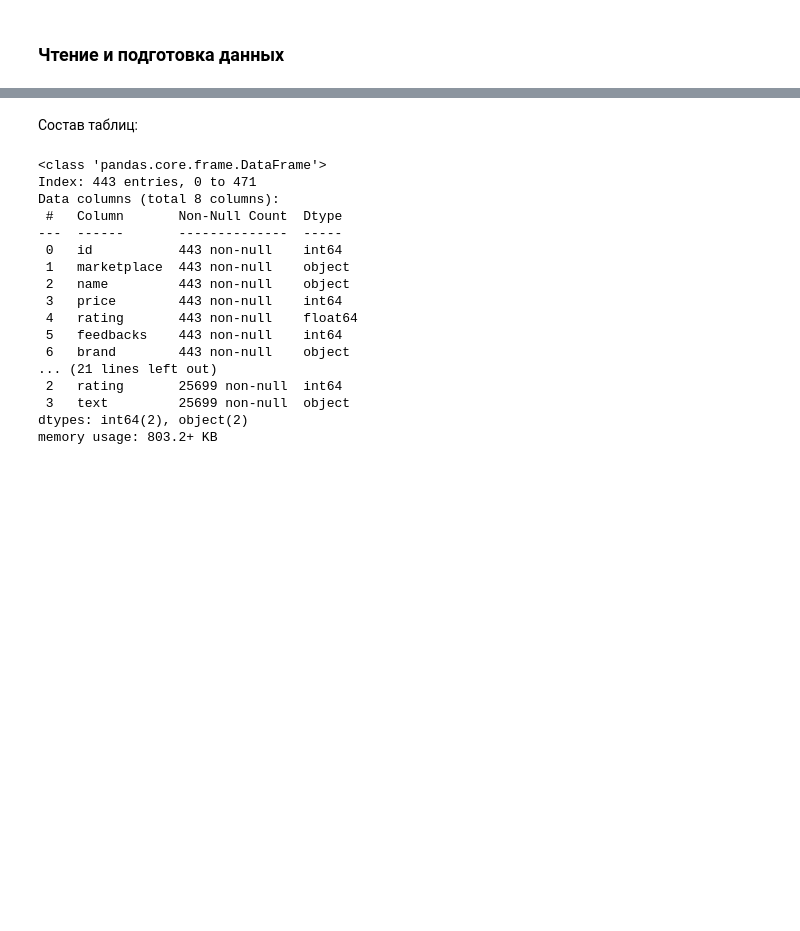
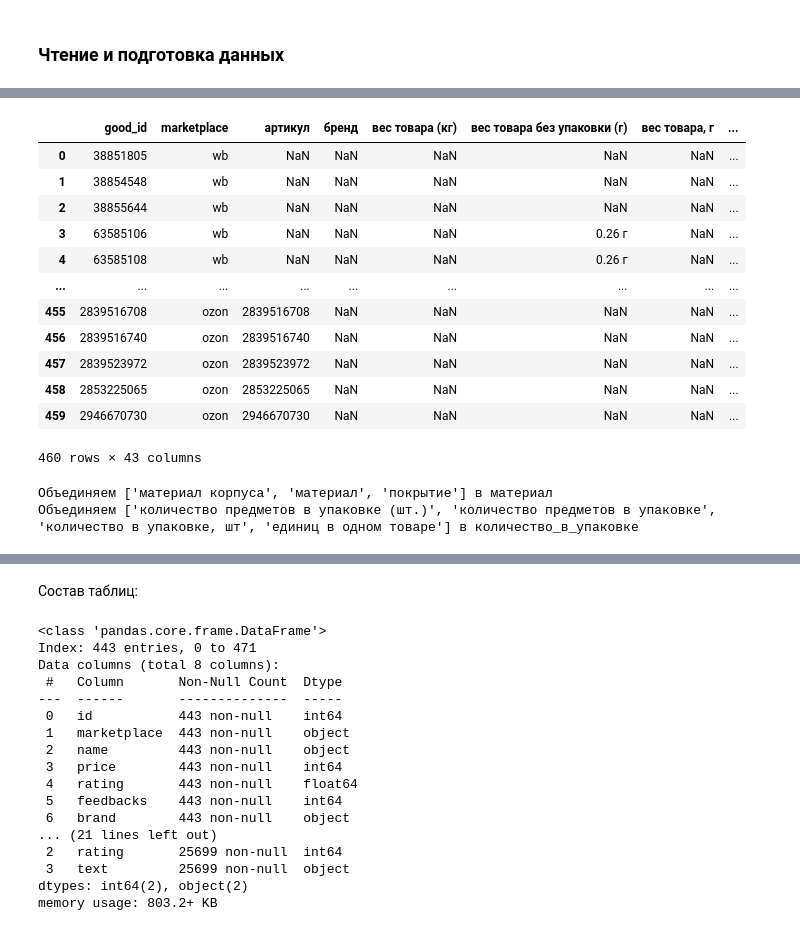
Before and after one commit to nekitmilk/marketplace_analyzer, a Jupyter notebook: src/notebooks/electrode_analysis/analyse.ipynb, the cells around one changed output, grey strips where cells are left out. Saved outputs shown, nothing was run; the diff lists cells and outputs as text; code cells hidden in the pictures; blank space fills up the shorter version.

```diff
--- a/src/notebooks/electrode_analysis/analyse.ipynb
+++ b/src/notebooks/electrode_analysis/analyse.ipynb
@@ -61,0 +73,71 @@ memory usage: 803.2+ KB
+# %%
+pivot_df = Other_characteristicks.pivot_table(
+    index=['good_id', 'marketplace'],
+    columns='name',
+    values='value',
+    aggfunc='first'
+).reset_index()
+
+pivot_df.columns.name = None
+
+pivot_df
+# %% [output]
+|  | good_id | marketplace | артикул | бренд | вес товара (кг) | вес товара без упаковки (г) | вес товара, г | ... |
+| 0 | 38851805 | wb | NaN | NaN | NaN | NaN | NaN | ... |
+| 1 | 38854548 | wb | NaN | NaN | NaN | NaN | NaN | ... |
+| 2 | 38855644 | wb | NaN | NaN | NaN | NaN | NaN | ... |
+| 3 | 63585106 | wb | NaN | NaN | NaN | 0.26 г | NaN | ... |
+| 4 | 63585108 | wb | NaN | NaN | NaN | 0.26 г | NaN | ... |
+| ... | ... | ... | ... | ... | ... | ... | ... | ... |
+| 455 | 2839516708 | ozon | 2839516708 | NaN | NaN | NaN | NaN | ... |
+| 456 | 2839516740 | ozon | 2839516740 | NaN | NaN | NaN | NaN | ... |
+| 457 | 2839523972 | ozon | 2839523972 | NaN | NaN | NaN | NaN | ... |
+| 458 | 2853225065 | ozon | 2853225065 | NaN | NaN | NaN | NaN | ... |
+| 459 | 2946670730 | ozon | 2946670730 | NaN | NaN | NaN | NaN | ... |
+460 rows × 43 columns
+# %%
+key_characteristics = {
+    "материал": ["материал корпуса", "материал", 'покрытие'],
+    "количество_в_упаковке": [
+        "количество предметов в упаковке (шт.)",
+        "количество предметов в упаковке",
+        "количество в упаковке, шт",
+        "единиц в одном товаре"
+    ],
+
+}
+
+def merge_columns_simple(df, merge_dict):
+    result_df = df.copy()
+
+    for new_name, old_names in merge_dict.items():
+        existing_cols = [col for col in old_names if col in result_df.columns]
+
+        if len(existing_cols) > 1:
+            print(f"Объединяем {existing_cols} в {new_name}")
+
+            merged_values = []
+            for idx in range(len(result_df)):
+                values = []
+                for col in existing_cols:
+                    val = result_df.iloc[idx][col]
+                    if pd.notna(val) and str(val).strip() != '':
+                        values.append(str(val))
+
+                if values:
+                    merged_values.append(' / '.join(values))
+                else:
+                    merged_values.append(None)
+
+            result_df = result_df.drop(columns=existing_cols)
+            result_df[new_name] = merged_values
+
+        elif len(existing_cols) == 1:
+            result_df = result_df.rename(columns={existing_cols[0]: new_name})
+
+    return result_df
+
+standardized_df = merge_columns_simple(pivot_df, key_characteristics)
+# %% [output]
+Объединяем ['материал корпуса', 'материал', 'покрытие'] в материал
+Объединяем ['количество предметов в упаковке (шт.)', 'количество предметов в упаковке', 'количество в упаковке, шт', 'единиц в одном товаре'] в количество_в_упаковке
```
Also changed, not shown: parts of 25 cells of this notebook, 8 other files.
